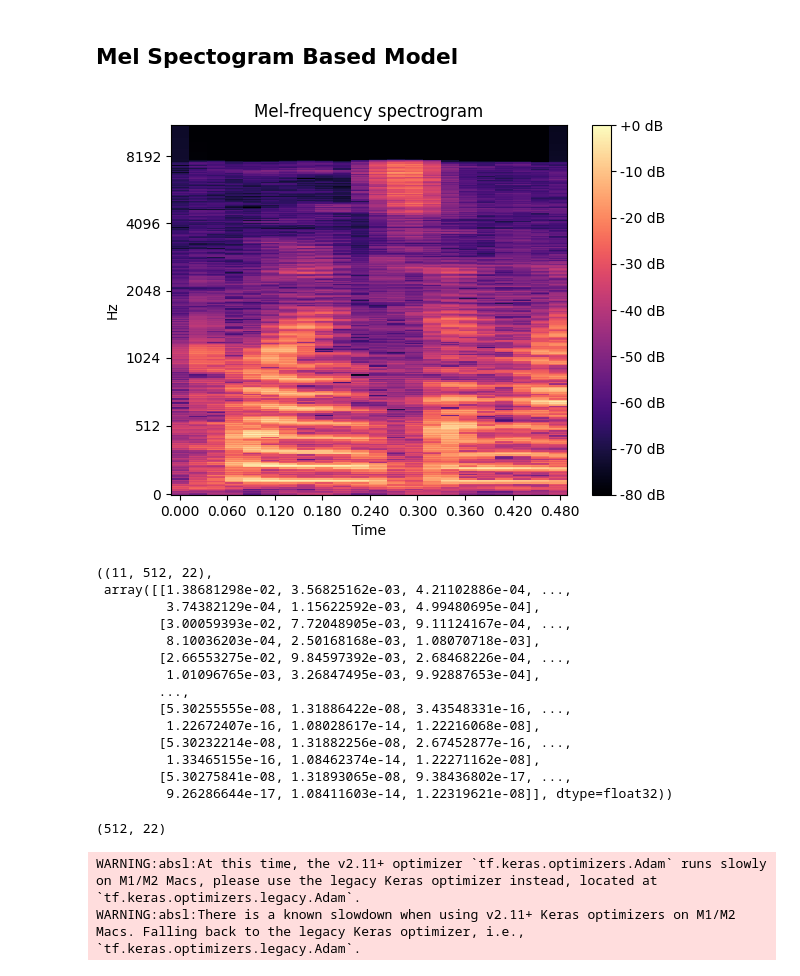
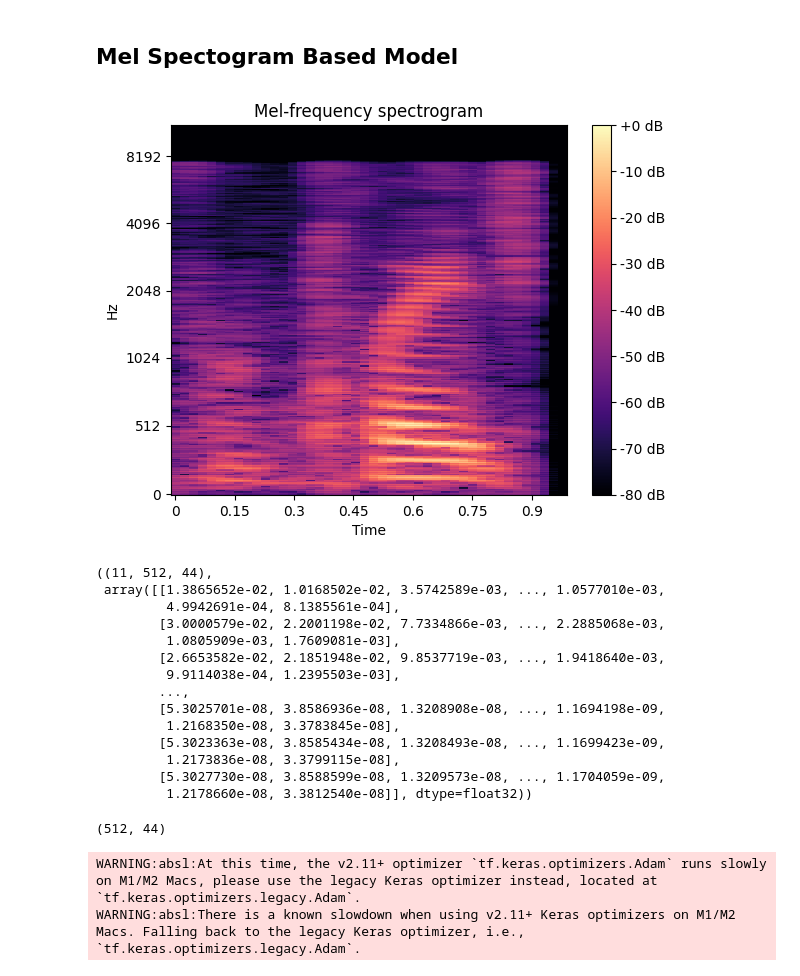
Before and after one commit to ashfaq1701/male-female-voice-classification, a Jupyter notebook: main.ipynb, the cells around one changed output. Saved outputs shown, nothing was run; the diff lists cells and outputs as text; code cells hidden in the pictures.

```diff
--- a/main.ipynb
+++ b/main.ipynb
@@ -17,7 +18,7 @@ tf.__version__
 SLICE_DURATION = 0.5
 SAMPLING_RATE = 22500
 N_FFT = 2048
-HOP_LENGTH = N_FFT // 4
+HOP_LENGTH = N_FFT // 8
 N_MELS=512
 MEL_MIN_HZ = 0
 MEL_MAX_HZ = SAMPLING_RATE / 2
@@ -245,7 +239,17 @@ model_cnn_stft.evaluate(val_dataset_stft)
 ## Mel Spectogram Based Model
 # %%
 def get_mel_spec(audio_slice):
-    return librosa.feature.melspectrogram(y=audio_slice, sr=SAMPLING_RATE, n_mels=N_MELS, fmax=MEL_MAX_HZ)
+    window = np.hanning(N_FFT)
+    return librosa.feature.melspectrogram(
+        y=audio_slice,
+        sr=SAMPLING_RATE,
+        n_fft=N_FFT,
+        window=window,
+        hop_length=HOP_LENGTH,
+        n_mels=N_MELS,
+        fmin=MEL_MIN_HZ,
+        fmax=MEL_MAX_HZ
+    )
 # %%
 def plot_mel_spec(mel_spec, sampling_rate=SAMPLING_RATE, f_max=MEL_MAX_HZ):
     fig, ax = plt.subplots()
@@ -261,10 +265,10 @@ def plot_mel_spec(mel_spec, sampling_rate=SAMPLING_RATE, f_max=MEL_MAX_HZ):
     fig.colorbar(img, ax=ax, format='%+2.0f dB')
     ax.set(title='Mel-frequency spectrogram')
 # %%
-mel_spec = get_mel_spec(random_slice)
-plot_mel_spec(mel_spec)
+mel_spec_slice = get_mel_spec(random_slice)
+plot_mel_spec(mel_spec_slice)
 # %% [output]
-[figure, old version]
+[figure, new version]
 # %%
 def get_audio_slices_mel_spec(path, slice_duration=SLICE_DURATION, sampling_rate=SAMPLING_RATE):
     audio_slices = get_sliced_audio_samples(path, slice_duration, sampling_rate)
@@ -273,25 +277,25 @@ def get_audio_slices_mel_spec(path, slice_duration=SLICE_DURATION, sampling_rate
 mel_spec = get_audio_slices_mel_spec("males/0.wav")
 mel_spec.shape, mel_spec[0]
 # %% [output]
-((11, 512, 22),
- array([[1.38681298e-02, 3.56825162e-03, 4.21102886e-04, ...,
-         3.74382129e-04, 1.15622592e-03, 4.99480695e-04],
-        [3.00059393e-02, 7.72048905e-03, 9.11124167e-04, ...,
-         8.10036203e-04, 2.50168168e-03, 1.08070718e-03],
-        [2.66553275e-02, 9.84597392e-03, 2.68468226e-04, ...,
-         1.01096765e-03, 3.26847495e-03, 9.92887653e-04],
+((11, 512, 44),
+ array([[1.3865652e-02, 1.0168502e-02, 3.5742589e-03, ..., 1.0577010e-03,
+         4.9942691e-04, 8.1385561e-04],
+        [3.0000579e-02, 2.2001198e-02, 7.7334866e-03, ..., 2.2885068e-03,
+         1.0805909e-03, 1.7609081e-03],
+        [2.6653582e-02, 2.1851948e-02, 9.8537719e-03, ..., 1.9418640e-03,
+         9.9114038e-04, 1.2395503e-03],
         ...,
-        [5.30255555e-08, 1.31886422e-08, 3.43548331e-16, ...,
-         1.22672407e-16, 1.08028617e-14, 1.22216068e-08],
-        [5.30232214e-08, 1.31882256e-08, 2.67452877e-16, ...,
-         1.33465155e-16, 1.08462374e-14, 1.22271162e-08],
-        [5.30275841e-08, 1.31893065e-08, 9.38436802e-17, ...,
-         9.26286644e-17, 1.08411603e-14, 1.22319621e-08]], dtype=float32))
+        [5.3025701e-08, 3.8586936e-08, 1.3208908e-08, ..., 1.1694198e-09,
+         1.2168350e-08, 3.3783845e-08],
+        [5.3023363e-08, 3.8585434e-08, 1.3208493e-08, ..., 1.1699423e-09,
+         1.2173836e-08, 3.3799115e-08],
+        [5.3027730e-08, 3.8588599e-08, 1.3209573e-08, ..., 1.1704059e-09,
+         1.2178660e-08, 3.3812540e-08]], dtype=float32))
 # %%
 MEL_SPEC_SHAPE = mel_spec.shape[-2:]
 MEL_SPEC_SHAPE
 # %% [output]
-(512, 22)
+(512, 44)
 # %%
 def audio_preprocess_mel_spec(file_path, label):
     slice_mel_specs = get_audio_slices_mel_spec(file_path.numpy())
```
Also changed, not shown: parts of 44 cells of this notebook, 2 other files.
